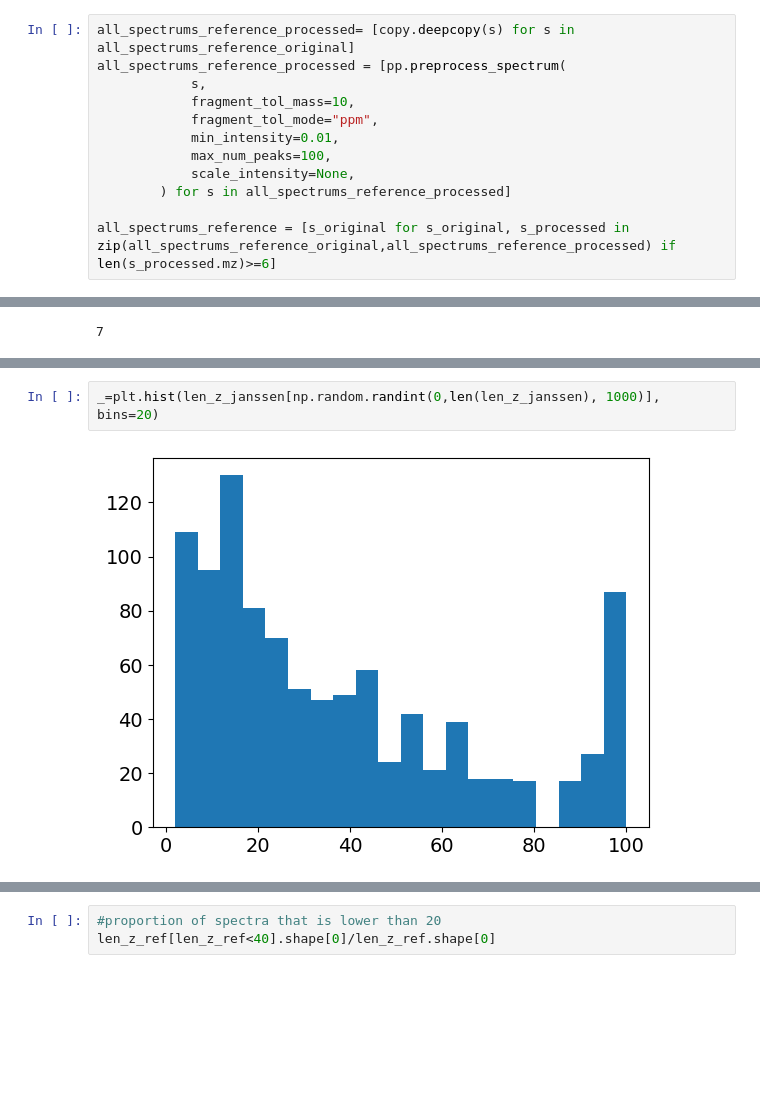
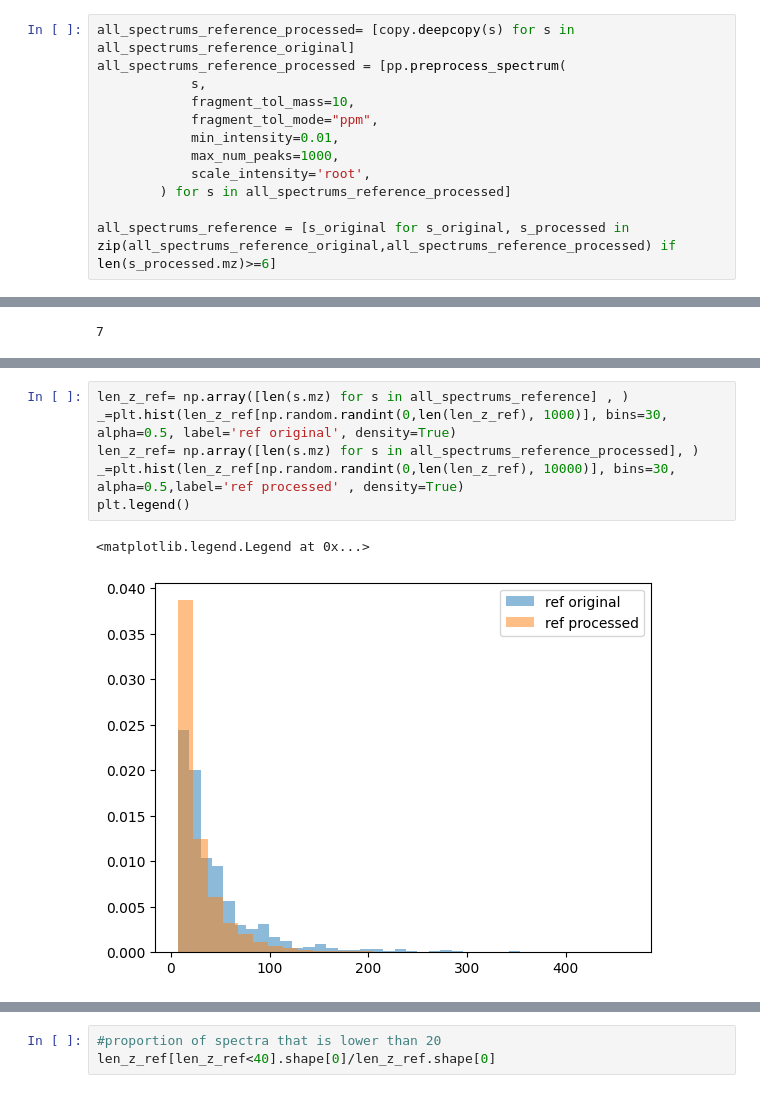
Before and after one commit to bittremieuxlab/simba, a Jupyter notebook: notebooks/discovery_search/analog_discovery-unknwon-compounds-MCES20-ED.ipynb, the cells around one changed output, grey strips where cells are left out. Saved outputs shown, nothing was run; the diff lists cells and outputs as text; blank space fills up the shorter version.

```diff
--- a/notebooks/discovery_search/analog_discovery-unknwon-compounds-MCES20-ED.ipynb
+++ b/notebooks/discovery_search/analog_discovery-unknwon-compounds-MCES20-ED.ipynb
@@ -231,8 +240,8 @@ all_spectrums_reference_processed = [pp.preprocess_spectrum(
             fragment_tol_mass=10,
             fragment_tol_mode="ppm",
             min_intensity=0.01,
-            max_num_peaks=100,
-            scale_intensity=None,
+            max_num_peaks=1000,
+            scale_intensity='root',
         ) for s in all_spectrums_reference_processed]
 
 all_spectrums_reference = [s_original for s_original, s_processed in zip(all_spectrums_reference_original,all_spectrums_reference_processed) if len(s_processed.mz)>=6]
@@ -269,4 +283,9 @@ min(len_z_ref)
 # %%
-_=plt.hist(len_z_janssen[np.random.randint(0,len(len_z_janssen), 1000)], bins=20)
+len_z_ref= np.array([len(s.mz) for s in all_spectrums_reference] , )
+_=plt.hist(len_z_ref[np.random.randint(0,len(len_z_ref), 1000)], bins=30, alpha=0.5, label='ref original', density=True)
+len_z_ref= np.array([len(s.mz) for s in all_spectrums_reference_processed], )
+_=plt.hist(len_z_ref[np.random.randint(0,len(len_z_ref), 10000)], bins=30, alpha=0.5,label='ref processed' , density=True)
+plt.legend()
 # %% [output]
+<matplotlib.legend.Legend at 0x...>
-[figure, old version]
+[figure, new version]
```
Also changed, not shown: parts of 118 cells of this notebook, 1 other file.
